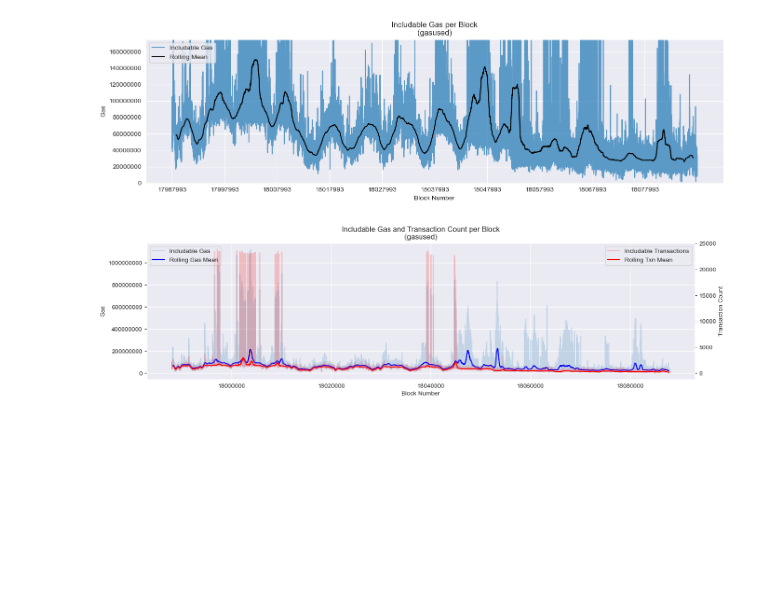
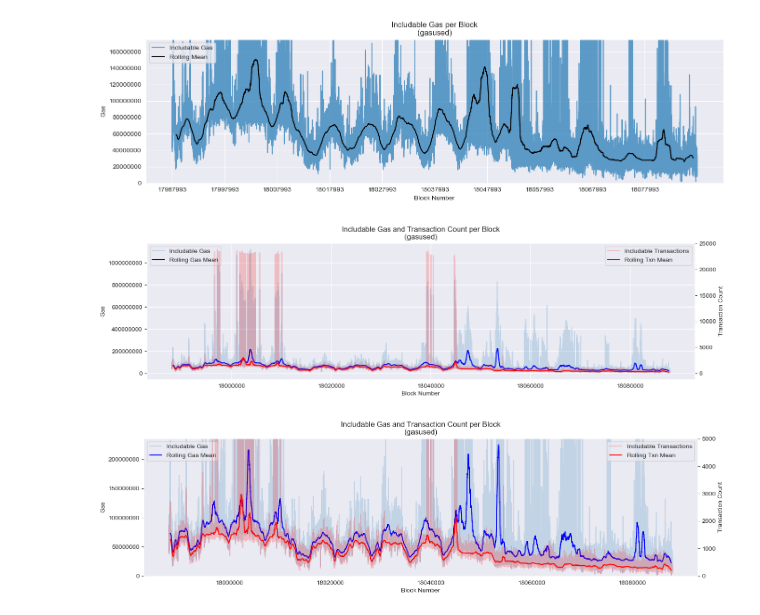
Before and after one commit to krzhang/camcos, a Jupyter notebook: CAMCOS_2023F/Data_Exploration/available_gas/includable_gas_master.ipynb, the cells around one changed output. Cells and saved outputs as stored; diff of their text form; code cells hidden in the pictures; blank space fills up the shorter version.

```diff
--- a/CAMCOS_2023F/Data_Exploration/available_gas/includable_gas_master.ipynb
+++ b/CAMCOS_2023F/Data_Exploration/available_gas/includable_gas_master.ipynb
@@ -86,6 +86,9 @@ txns = np.zeros(len(curblocknumber))    # includable transactions per block (inc
 offset = curblocknumber[0]
 # %% [markdown]
 ## Process
+# %%
+# reset the index of df (this fixes the progress report)
+df = df.reset_index(drop=True)
 # %%
 df_len = len(df)
 
@@ -264,3 +267,44 @@ ax2.legend(loc='upper right')
 plt.show()
 # %% [output]
 [figure]
+# %%
+# zoom!
+
+includable_df['Rolling Mean'] = includable_df['GUPB'].rolling(window=500, center=True).mean()
+
+fig, ax1 = plt.subplots(figsize=(16, 4))
+
+sns.set_style('darkgrid', {'axes.grid': False})
+
+ax1.plot(includable_df['Block'], includable_df['GUPB'], label='Includable Gas', alpha = 0.2)
+ax1.plot(includable_df['Block'], includable_df['Rolling Mean'], label='Rolling Gas Mean', color='blue')
+
+ax1.set_title('Includable Gas and Transaction Count per Block\n(gasused)')
+ax1.set_xlabel('Block Number')
+ax1.set_ylabel('Gas')
+
+ax1.ticklabel_format(style='plain')
+
+ax1.legend(loc='upper left')
+
+ymin, ymax = ax1.get_ylim()
+ax1.set_ylim(0, ymax/5)
+
+
+# Plot the 'Txn Count' on the second y-axis
+ax2 = ax1.twinx()
+
+includable_df['Rolling Mean txns'] = includable_df['TXNS'].rolling(window=500, center=True).mean()
+
+ax2.plot(includable_df['Block'], includable_df['TXNS'], label='Includable Transactions', color='red', alpha=0.2)
+ax2.plot(includable_df['Block'], includable_df['Rolling Mean txns'], label='Rolling Txn Mean', color='red')
+
+ax2.set_ylabel('Transaction Count')
+ax2.legend(loc='upper right')
+
+ymin, ymax = ax2.get_ylim()
+ax2.set_ylim(0, ymax/5)
+
+plt.show()
+# %% [output]
+[figure, added]
```
